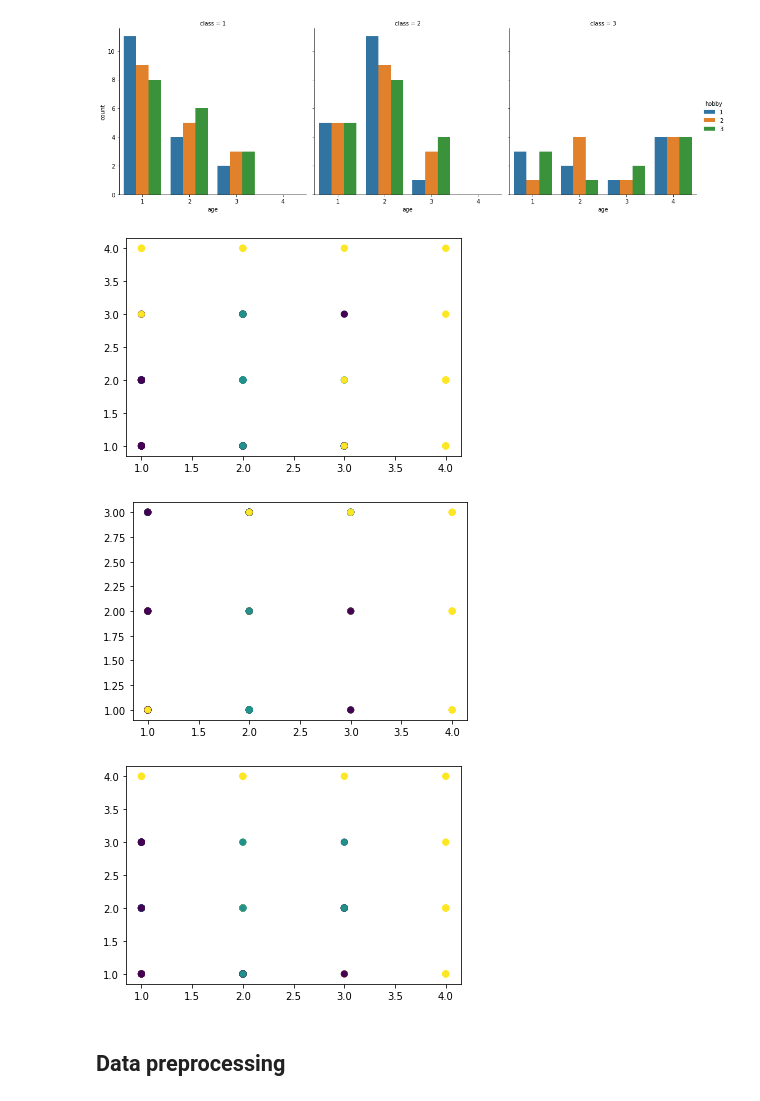
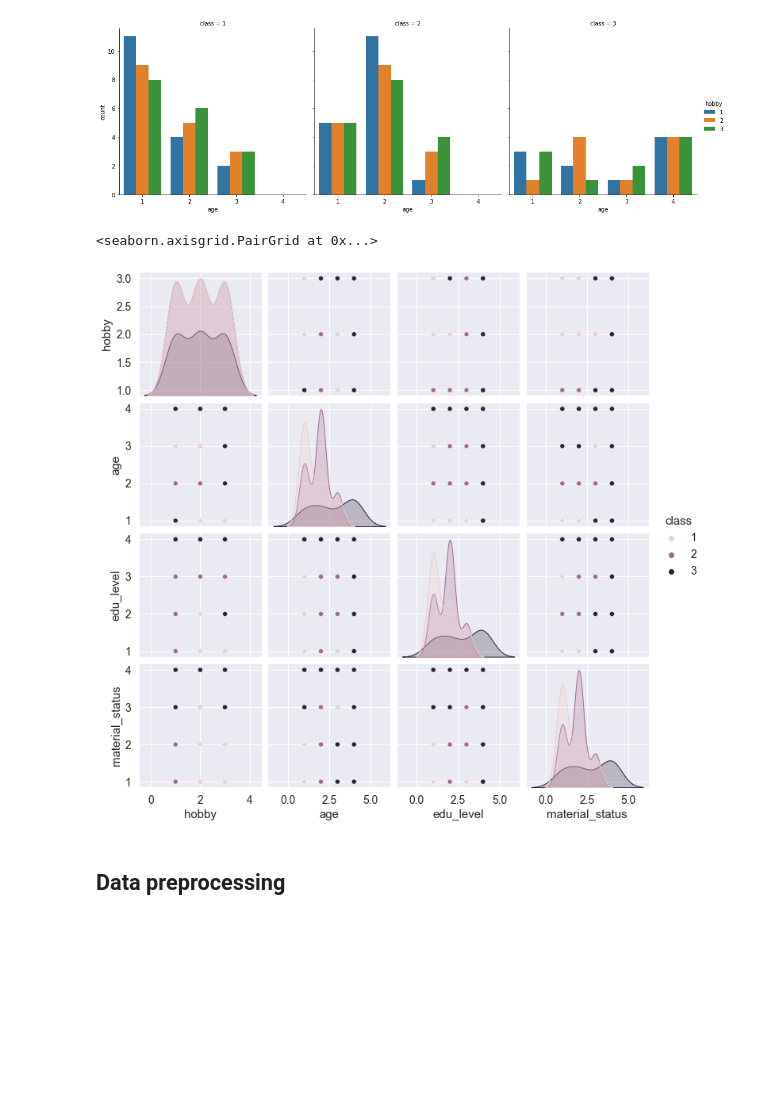
Before and after one commit to Mohammad8921/HayesRoth, a Jupyter notebook: hayes-roth-EDA-Modeling.ipynb, the cells around one changed output. Cells and saved outputs as stored; diff of their text form; code cells hidden in the pictures; blank space fills up the shorter version.

```diff
--- a/hayes-roth-EDA-Modeling.ipynb
+++ b/hayes-roth-EDA-Modeling.ipynb
@@ -77,17 +80,11 @@ sns.catplot(data=dataset_eda, x='age', col='class', hue='hobby', kind='count')
 # %% [output]
 <seaborn.axisgrid.FacetGrid at 0x...>
 [figure]
-# %%
-plt.scatter(dataset_train['age'], dataset_train['material_status'], c=list(dataset_train['class']))
-plt.show()
-plt.scatter(dataset_train['age'], dataset_train['hobby'], c=list(dataset_train['class']))
-plt.show()
-plt.scatter(dataset_train['age'], dataset_train['edu_level'], c=list(dataset_train['class']))
-plt.show()
-# %% [output]
-[figure, removed]
-[figure, removed]
-[figure, removed]
+# %%
+sns.pairplot(data=dataset_eda, hue='class')
+# %% [output]
+<seaborn.axisgrid.PairGrid at 0x...>
+[figure, added]
 # %% [markdown]
 ## Data preprocessing ##
 # %%
```
Also changed, not shown: parts of 5 cells of this notebook.
